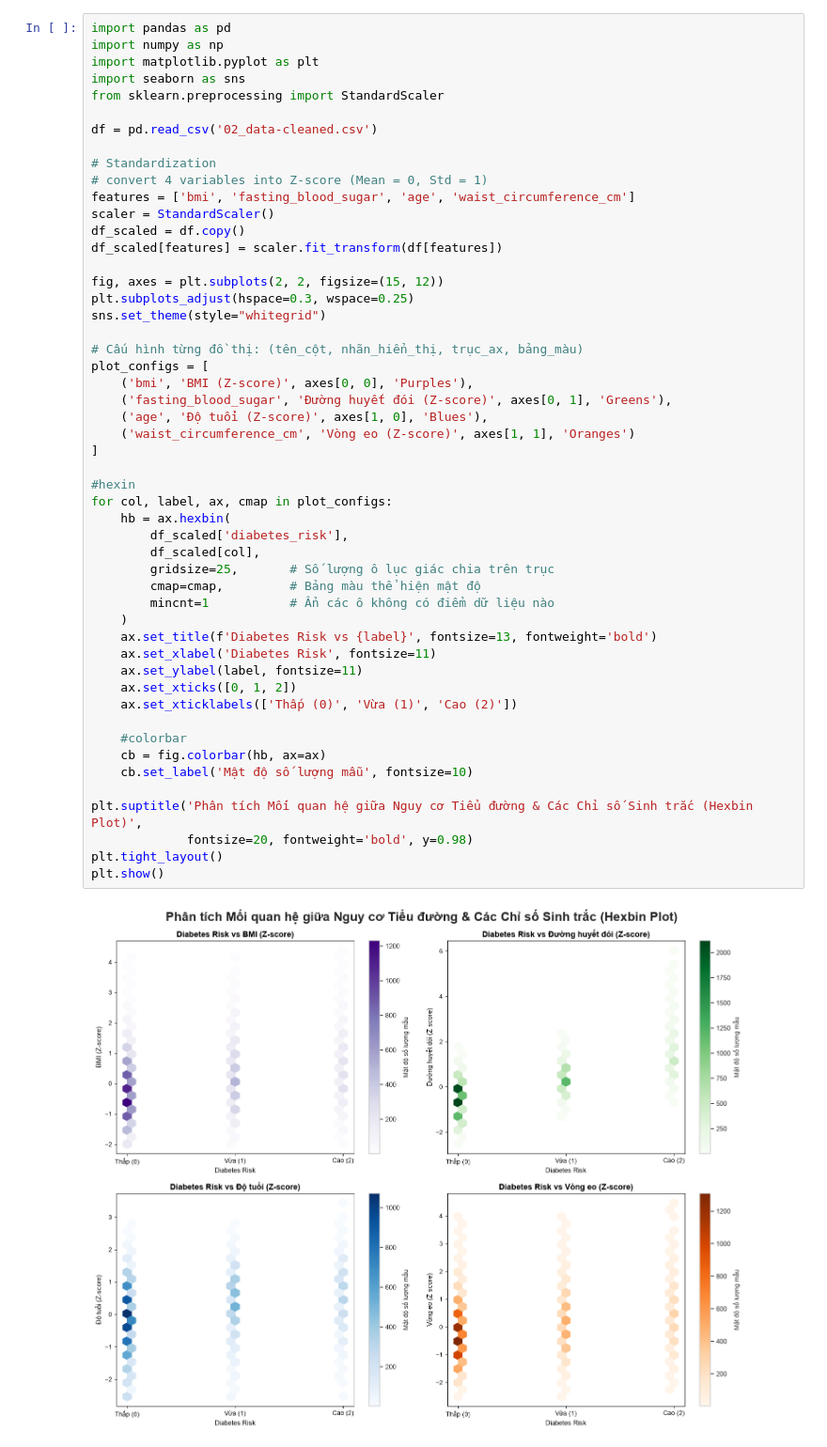
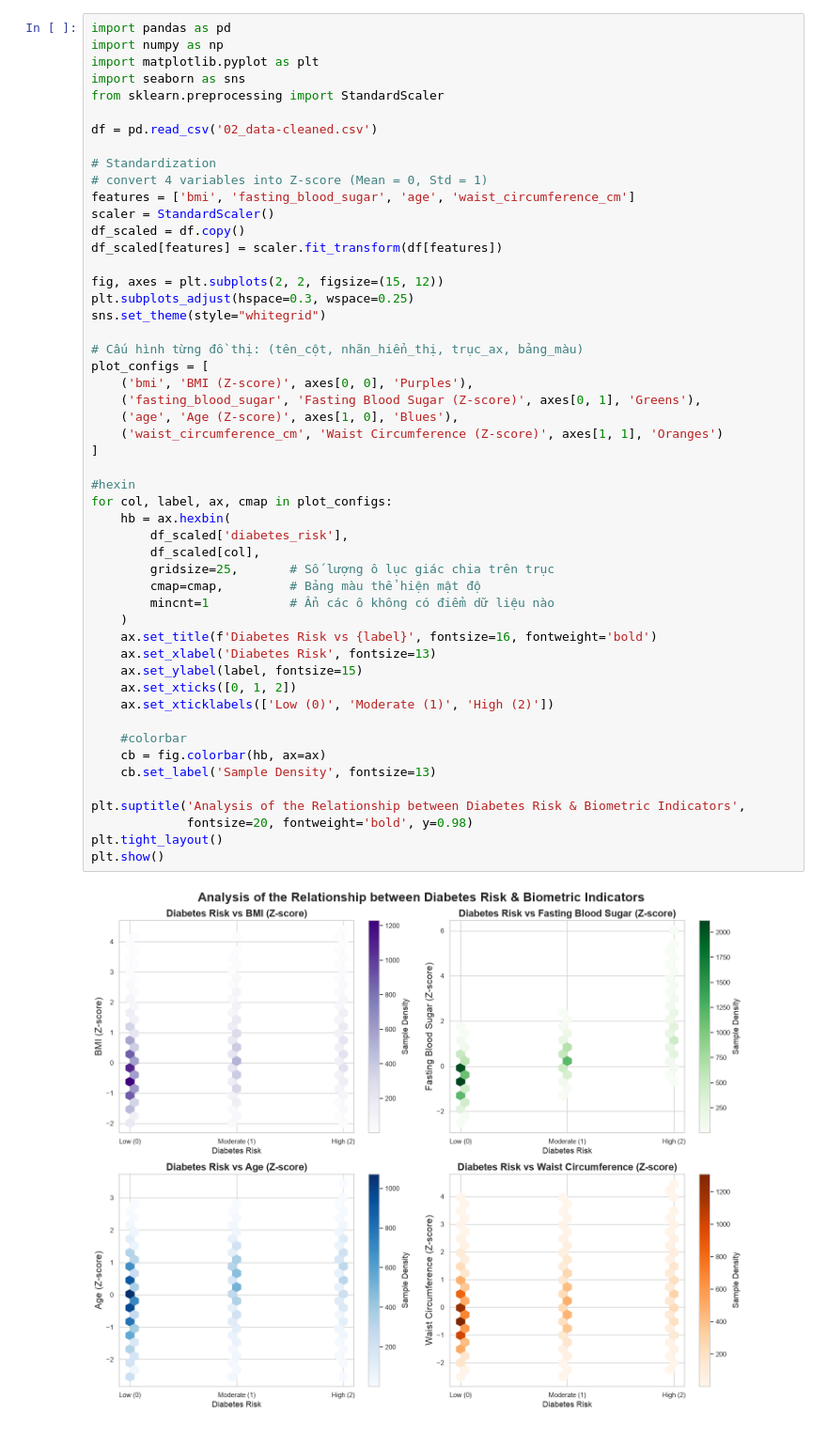
Before and after one commit to AramNguyen/Diabetes_Risk_Analysis, a Jupyter notebook: graphs.ipynb, the cells around one changed output. Shown at 94% size. Cells and saved outputs as stored; diff of their text form.

```diff
--- a/graphs.ipynb
+++ b/graphs.ipynb
@@ -14,40 +14,40 @@ scaler = StandardScaler()
 df_scaled = df.copy()
 df_scaled[features] = scaler.fit_transform(df[features])
 
 fig, axes = plt.subplots(2, 2, figsize=(15, 12))
 plt.subplots_adjust(hspace=0.3, wspace=0.25)
 sns.set_theme(style="whitegrid")
 
 # Cấu hình từng đồ thị: (tên_cột, nhãn_hiển_thị, trục_ax, bảng_màu)
 plot_configs = [
     ('bmi', 'BMI (Z-score)', axes[0, 0], 'Purples'),
-    ('fasting_blood_sugar', 'Đường huyết đói (Z-score)', axes[0, 1], 'Greens'),
-    ('age', 'Độ tuổi (Z-score)', axes[1, 0], 'Blues'),
-    ('waist_circumference_cm', 'Vòng eo (Z-score)', axes[1, 1], 'Oranges')
+    ('fasting_blood_sugar', 'Fasting Blood Sugar (Z-score)', axes[0, 1], 'Greens'),
+    ('age', 'Age (Z-score)', axes[1, 0], 'Blues'),
+    ('waist_circumference_cm', 'Waist Circumference (Z-score)', axes[1, 1], 'Oranges')
 ]
 
 #hexin
 for col, label, ax, cmap in plot_configs:
     hb = ax.hexbin(
         df_scaled['diabetes_risk'],
         df_scaled[col],
         gridsize=25,       # Số lượng ô lục giác chia trên trục
         cmap=cmap,         # Bảng màu thể hiện mật độ
         mincnt=1           # Ẩn các ô không có điểm dữ liệu nào
     )
-    ax.set_title(f'Diabetes Risk vs {label}', fontsize=13, fontweight='bold')
-    ax.set_xlabel('Diabetes Risk', fontsize=11)
-    ax.set_ylabel(label, fontsize=11)
+    ax.set_title(f'Diabetes Risk vs {label}', fontsize=16, fontweight='bold')
+    ax.set_xlabel('Diabetes Risk', fontsize=13)
+    ax.set_ylabel(label, fontsize=15)
     ax.set_xticks([0, 1, 2])
-    ax.set_xticklabels(['Thấp (0)', 'Vừa (1)', 'Cao (2)'])
+    ax.set_xticklabels(['Low (0)', 'Moderate (1)', 'High (2)'])
 
     #colorbar
     cb = fig.colorbar(hb, ax=ax)
-    cb.set_label('Mật độ số lượng mẫu', fontsize=10)
+    cb.set_label('Sample Density', fontsize=13)
 
-plt.suptitle('Phân tích Mối quan hệ giữa Nguy cơ Tiểu đường & Các Chỉ số Sinh trắc (Hexbin Plot)',
+plt.suptitle('Analysis of the Relationship between Diabetes Risk & Biometric Indicators',
              fontsize=20, fontweight='bold', y=0.98)
 plt.tight_layout()
 plt.show()
 # %% [output]
-[figure, old version]
+[figure, new version]
```
Also changed, not shown: 5 other files.
